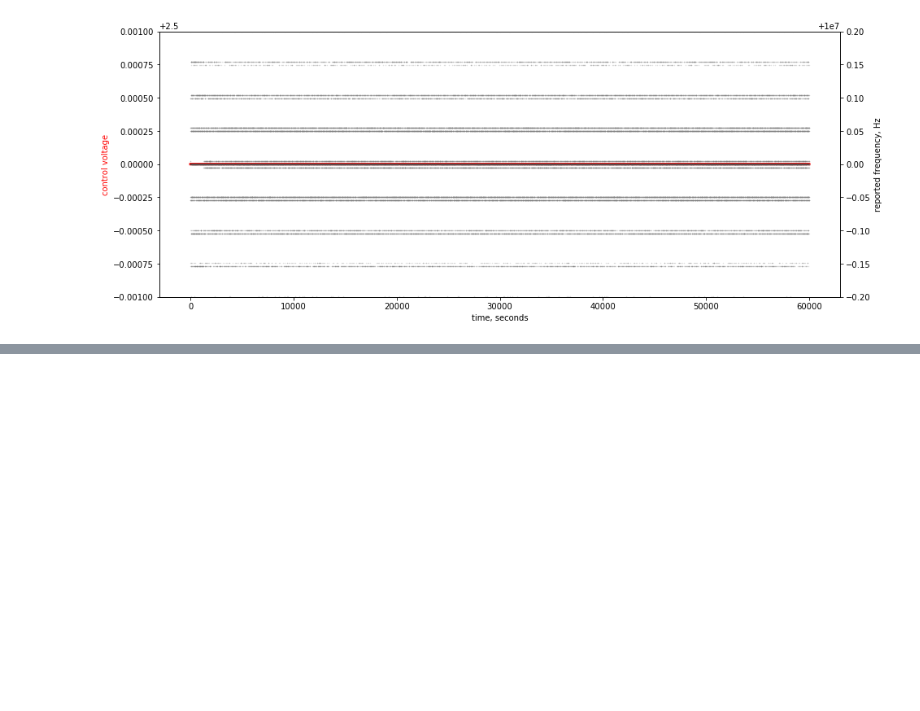
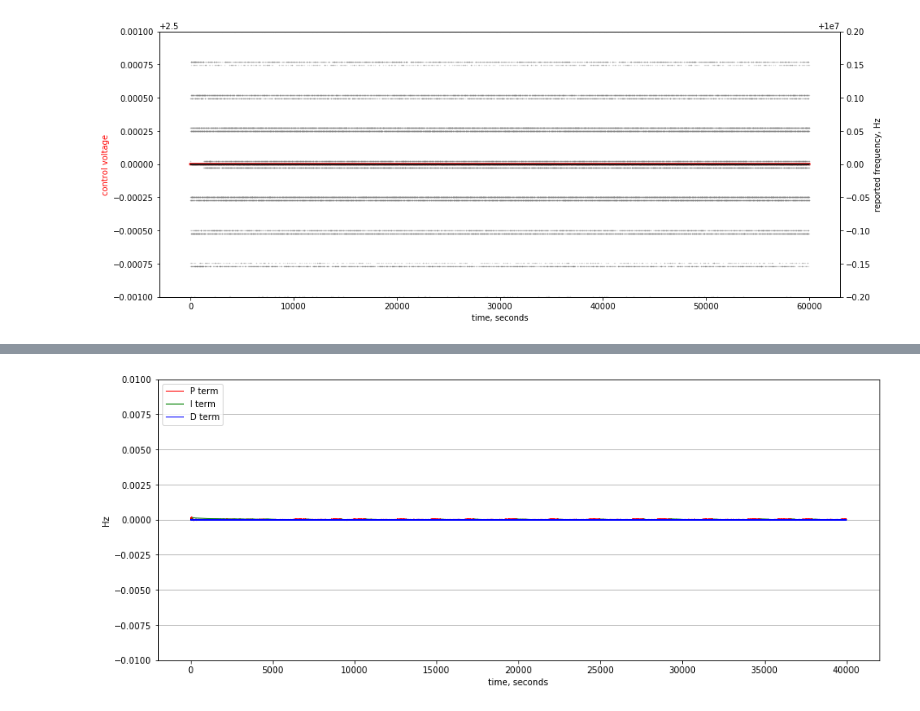
Before and after one commit to knack-supply/gpsdo-controller-fw, a Jupyter notebook: fw/sim/data/simulation-analysis.ipynb, the cells around one changed output, grey strips where cells are left out. Drawn from its saved outputs; the diff is of its cells as text; code cells hidden in the pictures; blank space fills up the shorter version.

```diff
--- a/fw/sim/data/simulation-analysis.ipynb
+++ b/fw/sim/data/simulation-analysis.ipynb
@@ -139,0 +141,23 @@ plt.show()
+# %%
+x = closed_loop_control_v_ref_step.index
+y1 = closed_loop_control_v_ref_step['control_p_term']
+y2 = closed_loop_control_v_ref_step['control_i_term']
+y3 = closed_loop_control_v_ref_step['control_d_term']
+
+fig, ax1 = plt.subplots(figsize=(15,6))
+ax1.grid(True, axis='y')
+
+half_span = 1e-2
+
+ax1.set(ylim=[-half_span, half_span])
+ax1.plot(x, y1, '-', color='red', linewidth=1, label='P term')
+ax1.plot(x, y2, '-', color='green', linewidth=1, label='I term')
+ax1.plot(x, y3, '-', color='blue', linewidth=1, label='D term')
+ax1.legend(loc='upper left')
+
+ax1.set_xlabel('time, seconds')
+ax1.set_ylabel('Hz')
+
+plt.show()
+# %% [output]
+[figure, added]
```
Also changed, not shown: parts of 9 cells of this notebook, 30 other files.
